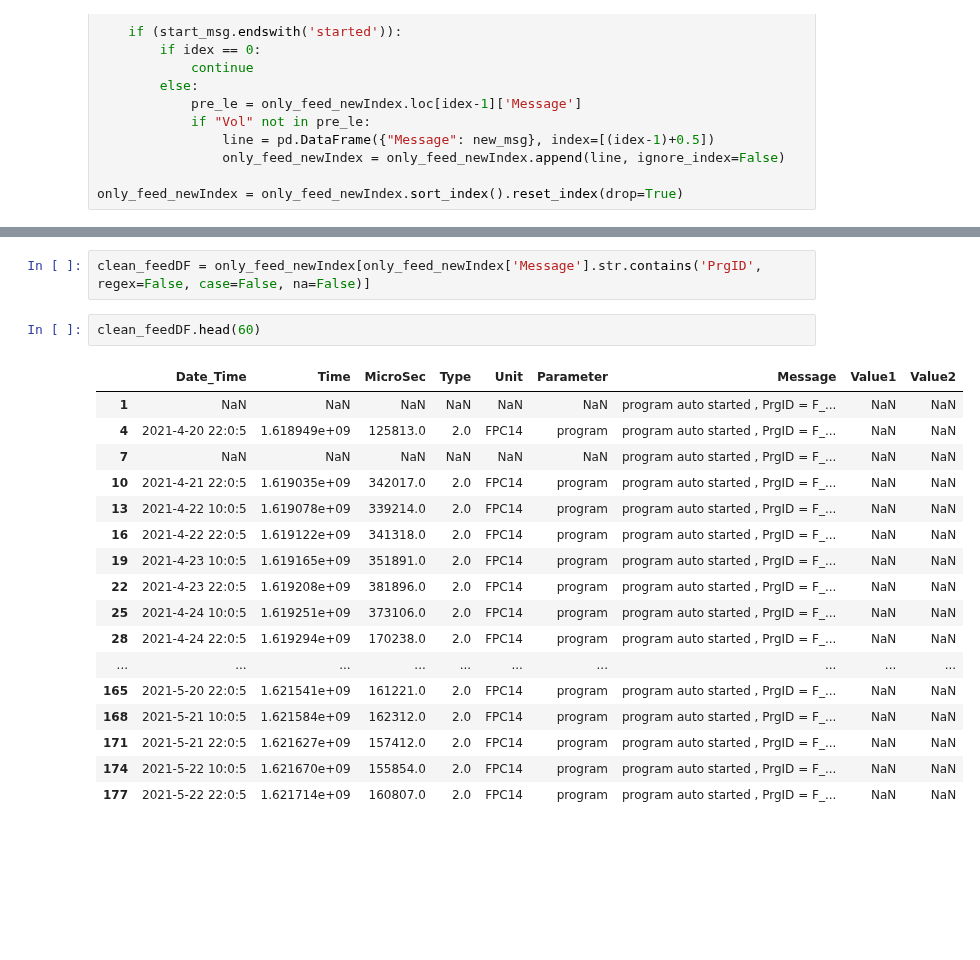
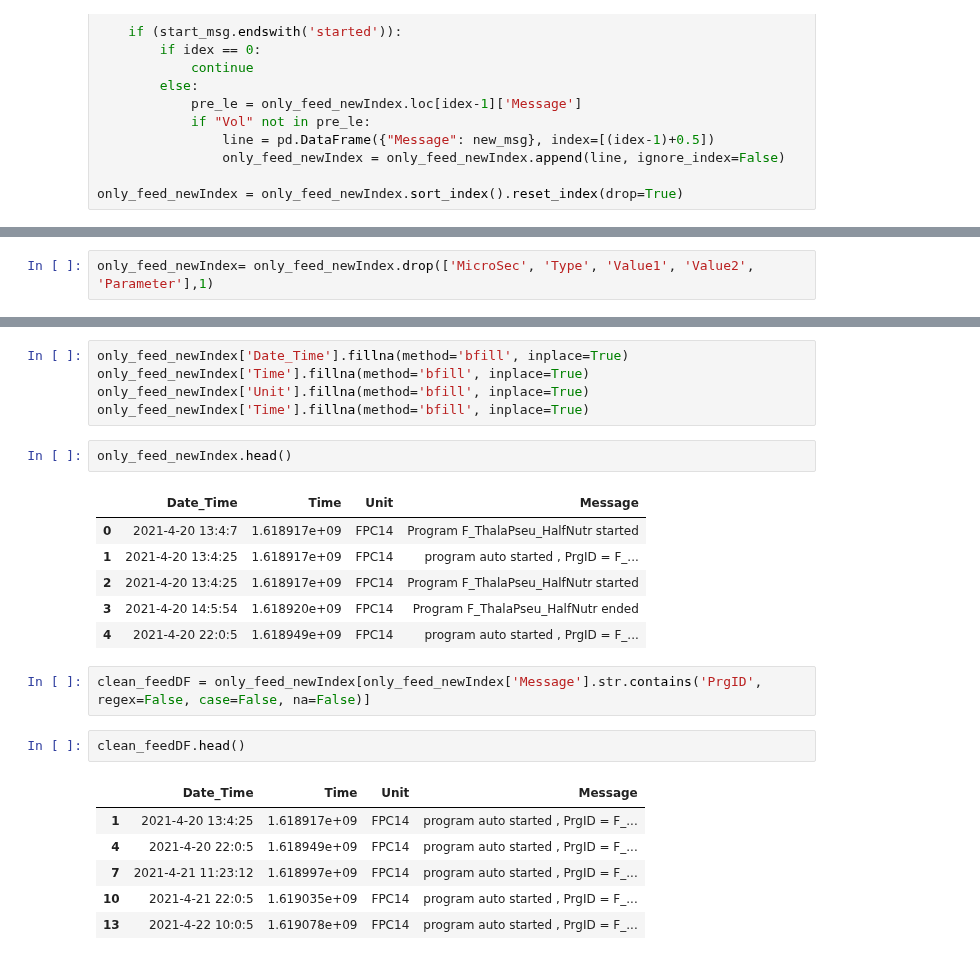
Before and after one commit to janakishyama/ESR_10, a Jupyter notebook: WP1/data_cleaning_DBexport/_4_feed_Nutrient/1_feed_data_extraction.ipynb, the cells around one changed output, grey strips where cells are left out. Saved outputs shown, nothing was run; the diff lists cells and outputs as text; blank space fills up the shorter version.

```diff
--- a/WP1/data_cleaning_DBexport/_4_feed_Nutrient/1_feed_data_extraction.ipynb
+++ b/WP1/data_cleaning_DBexport/_4_feed_Nutrient/1_feed_data_extraction.ipynb
@@ -307,0 +237,2 @@ only_feed_newIndex.tail(60)
+# %%
+only_feed_newIndex= only_feed_newIndex.drop(['MicroSec', 'Type', 'Value1', 'Value2', 'Parameter'],1)
@@ -308,23 +248,26 @@ only_feed_newIndex.tail(60)
+# %%
+only_feed_newIndex['Date_Time'].fillna(method='bfill', inplace=True)
+only_feed_newIndex['Time'].fillna(method='bfill', inplace=True)
+only_feed_newIndex['Unit'].fillna(method='bfill', inplace=True)
+only_feed_newIndex['Time'].fillna(method='bfill', inplace=True)
+# %%
+only_feed_newIndex.head()
+# %% [output]
+|  | Date_Time | Time | Unit | Message |
+| 0 | 2021-4-20 13:4:7 | 1.618917e+09 | FPC14 | Program F_ThalaPseu_HalfNutr started |
+| 1 | 2021-4-20 13:4:25 | 1.618917e+09 | FPC14 | program auto started , PrgID = F_... |
+| 2 | 2021-4-20 13:4:25 | 1.618917e+09 | FPC14 | Program F_ThalaPseu_HalfNutr started |
+| 3 | 2021-4-20 14:5:54 | 1.618920e+09 | FPC14 | Program F_ThalaPseu_HalfNutr ended |
+| 4 | 2021-4-20 22:0:5 | 1.618949e+09 | FPC14 | program auto started , PrgID = F_... |
 # %%
 clean_feedDF = only_feed_newIndex[only_feed_newIndex['Message'].str.contains('PrgID', regex=False, case=False, na=False)]
 # %%
-clean_feedDF.head(60)
+clean_feedDF.head()
 # %% [output]
-|  | Date_Time | Time | MicroSec | Type | Unit | Parameter | Message | Value1 | Value2 |
-| 1 | NaN | NaN | NaN | NaN | NaN | NaN | program auto started , PrgID = F_... | NaN | NaN |
-| 4 | 2021-4-20 22:0:5 | 1.618949e+09 | 125813.0 | 2.0 | FPC14 | program | program auto started , PrgID = F_... | NaN | NaN |
-| 7 | NaN | NaN | NaN | NaN | NaN | NaN | program auto started , PrgID = F_... | NaN | NaN |
-| 10 | 2021-4-21 22:0:5 | 1.619035e+09 | 342017.0 | 2.0 | FPC14 | program | program auto started , PrgID = F_... | NaN | NaN |
-| 13 | 2021-4-22 10:0:5 | 1.619078e+09 | 339214.0 | 2.0 | FPC14 | program | program auto started , PrgID = F_... | NaN | NaN |
-| 16 | 2021-4-22 22:0:5 | 1.619122e+09 | 341318.0 | 2.0 | FPC14 | program | program auto started , PrgID = F_... | NaN | NaN |
-| 19 | 2021-4-23 10:0:5 | 1.619165e+09 | 351891.0 | 2.0 | FPC14 | program | program auto started , PrgID = F_... | NaN | NaN |
-| 22 | 2021-4-23 22:0:5 | 1.619208e+09 | 381896.0 | 2.0 | FPC14 | program | program auto started , PrgID = F_... | NaN | NaN |
-| 25 | 2021-4-24 10:0:5 | 1.619251e+09 | 373106.0 | 2.0 | FPC14 | program | program auto started , PrgID = F_... | NaN | NaN |
-| 28 | 2021-4-24 22:0:5 | 1.619294e+09 | 170238.0 | 2.0 | FPC14 | program | program auto started , PrgID = F_... | NaN | NaN |
-| ... | ... | ... | ... | ... | ... | ... | ... | ... | ... |
-| 165 | 2021-5-20 22:0:5 | 1.621541e+09 | 161221.0 | 2.0 | FPC14 | program | program auto started , PrgID = F_... | NaN | NaN |
-| 168 | 2021-5-21 10:0:5 | 1.621584e+09 | 162312.0 | 2.0 | FPC14 | program | program auto started , PrgID = F_... | NaN | NaN |
-| 171 | 2021-5-21 22:0:5 | 1.621627e+09 | 157412.0 | 2.0 | FPC14 | program | program auto started , PrgID = F_... | NaN | NaN |
-| 174 | 2021-5-22 10:0:5 | 1.621670e+09 | 155854.0 | 2.0 | FPC14 | program | program auto started , PrgID = F_... | NaN | NaN |
-| 177 | 2021-5-22 22:0:5 | 1.621714e+09 | 160807.0 | 2.0 | FPC14 | program | program auto started , PrgID = F_... | NaN | NaN |
+|  | Date_Time | Time | Unit | Message |
+| 1 | 2021-4-20 13:4:25 | 1.618917e+09 | FPC14 | program auto started , PrgID = F_... |
+| 4 | 2021-4-20 22:0:5 | 1.618949e+09 | FPC14 | program auto started , PrgID = F_... |
+| 7 | 2021-4-21 11:23:12 | 1.618997e+09 | FPC14 | program auto started , PrgID = F_... |
+| 10 | 2021-4-21 22:0:5 | 1.619035e+09 | FPC14 | program auto started , PrgID = F_... |
+| 13 | 2021-4-22 10:0:5 | 1.619078e+09 | FPC14 | program auto started , PrgID = F_... |
 # %%
```
Also changed, not shown: parts of 19 cells of this notebook.
